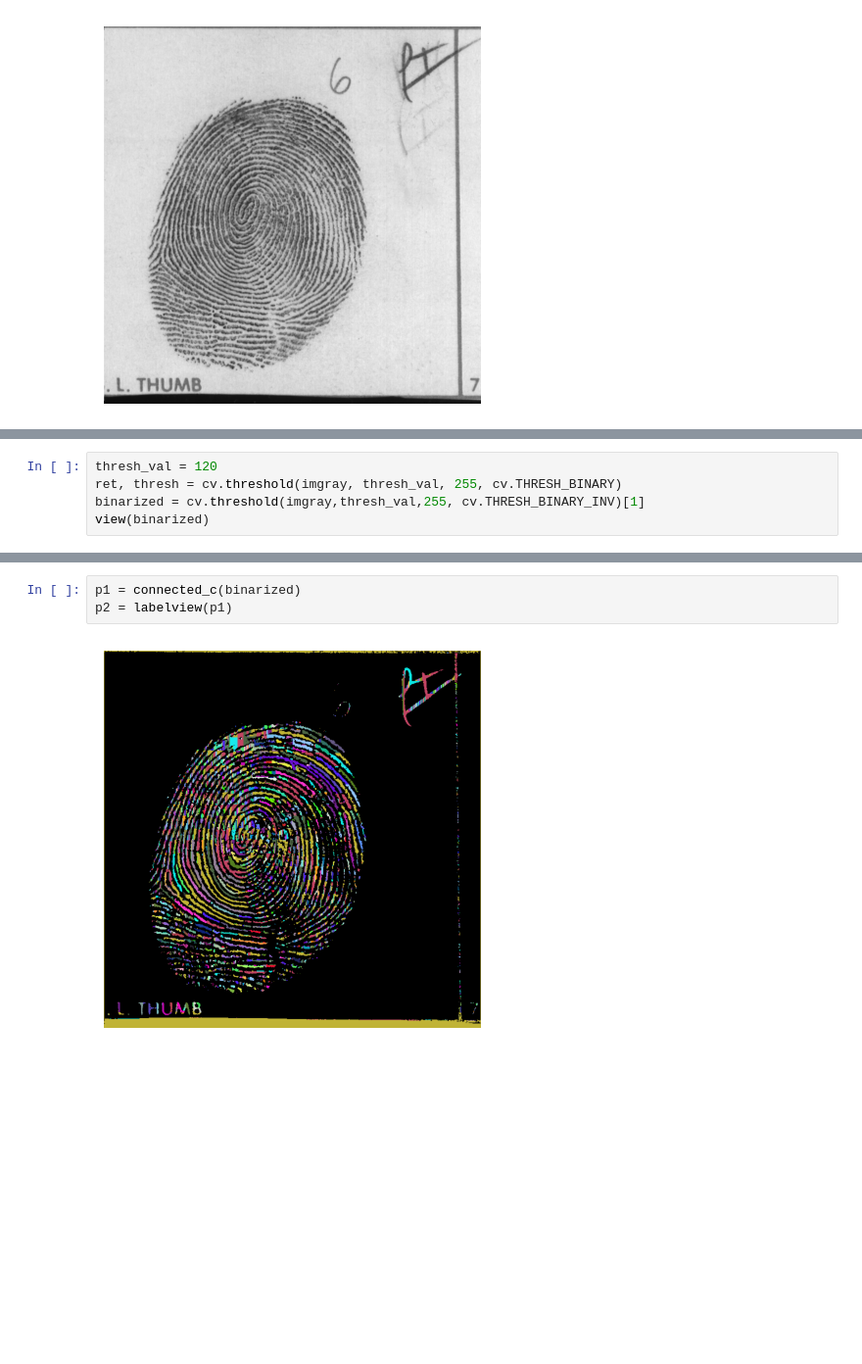
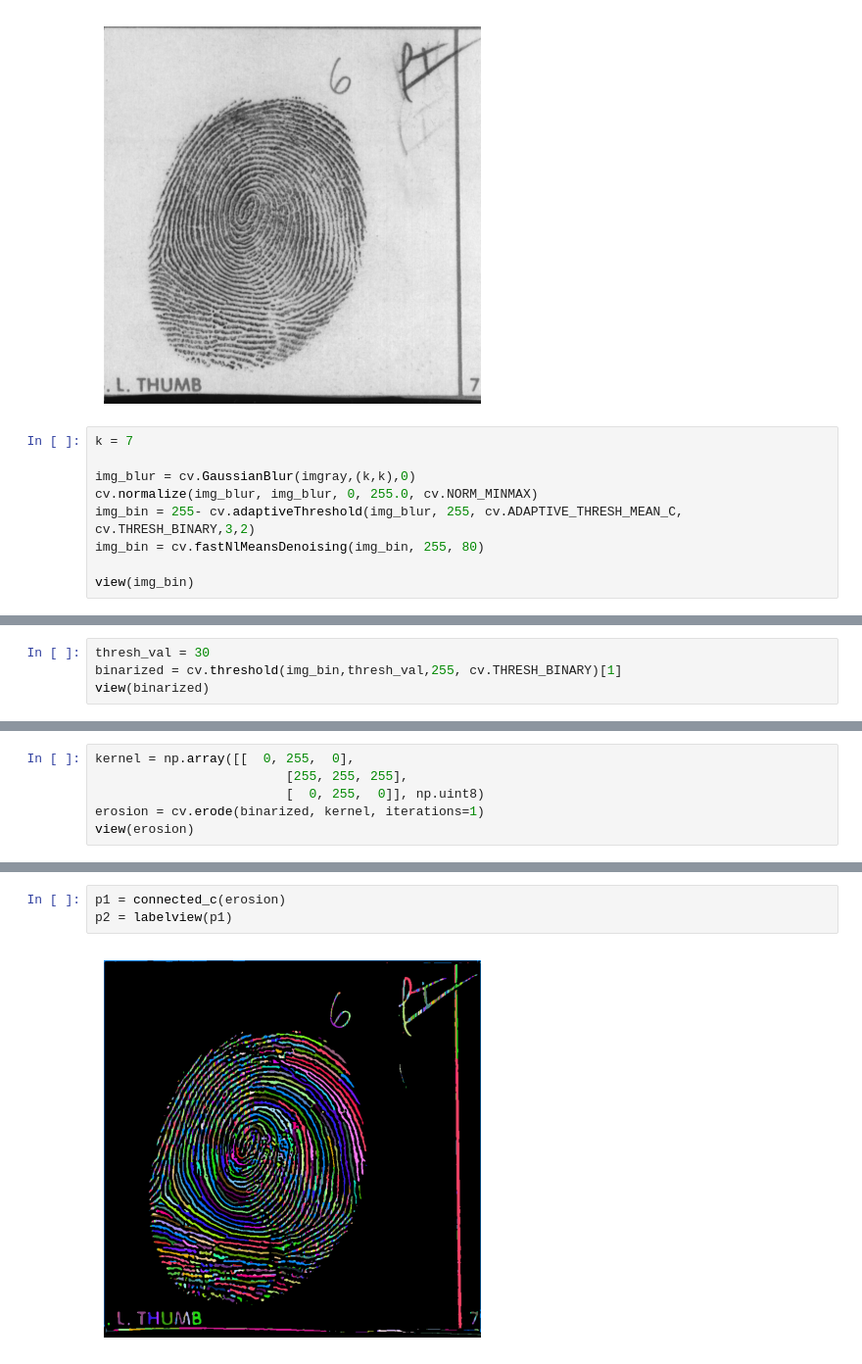
Before and after one commit to dan-behar/Computer_Vision, a Jupyter notebook: Lab1/Script.ipynb, the cells around one changed output, grey strips where cells are left out. Shown at 98% size. Saved outputs shown, nothing was run; the diff lists cells and outputs as text; blank space fills up the shorter version.

```diff
--- a/Lab1/Script.ipynb
+++ b/Lab1/Script.ipynb
@@ -136,3 +136,12 @@ view(imgray)
 imgray = imgpad(imgray,1)
 # %% [output]
 [figure]
+# %%
+k = 7
+
+img_blur = cv.GaussianBlur(imgray,(k,k),0)
+cv.normalize(img_blur, img_blur, 0, 255.0, cv.NORM_MINMAX)
+img_bin = 255- cv.adaptiveThreshold(img_blur, 255, cv.ADAPTIVE_THRESH_MEAN_C, cv.THRESH_BINARY,3,2)
+img_bin = cv.fastNlMeansDenoising(img_bin, 255, 80)
+
+view(img_bin)
@@ -139,6 +150,5 @@ imgray = imgpad(imgray,1)
 # %%
-thresh_val = 120
-ret, thresh = cv.threshold(imgray, thresh_val, 255, cv.THRESH_BINARY)
-binarized = cv.threshold(imgray,thresh_val,255, cv.THRESH_BINARY_INV)[1]
+thresh_val = 30
+binarized = cv.threshold(img_bin,thresh_val,255, cv.THRESH_BINARY)[1]
 view(binarized)
 # %% [output]
@@ -145,0 +156,6 @@ view(binarized)
+# %%
+kernel = np.array([[  0, 255,  0],
+                         [255, 255, 255],
+                         [  0, 255,  0]], np.uint8)
+erosion = cv.erode(binarized, kernel, iterations=1)
+view(erosion)
@@ -146,5 +164,5 @@ view(binarized)
 # %%
-p1 = connected_c(binarized)
+p1 = connected_c(erosion)
 p2 = labelview(p1)
 # %% [output]
-[figure, old version]
+[figure, new version]
```
Also changed, not shown: parts of 3 cells of this notebook, 1 other file.
